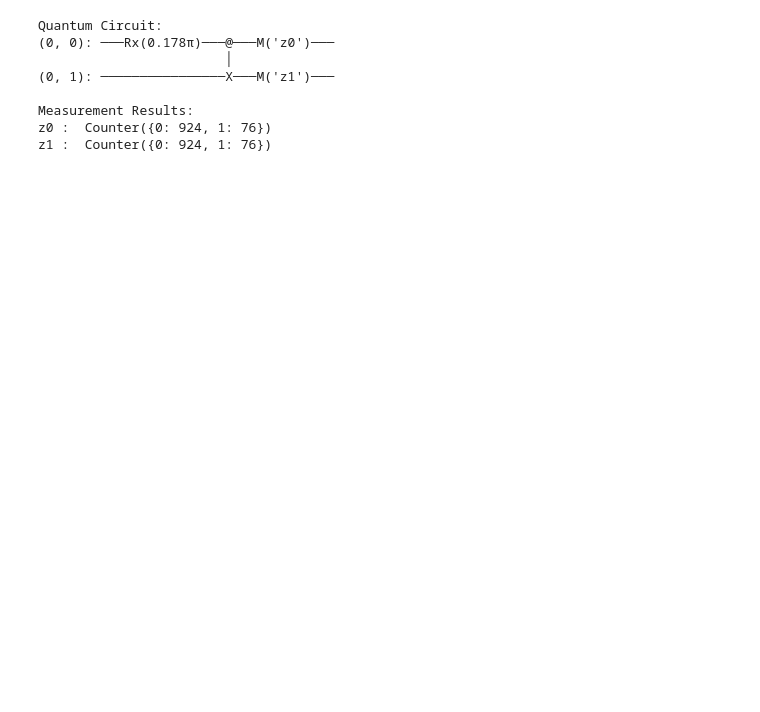
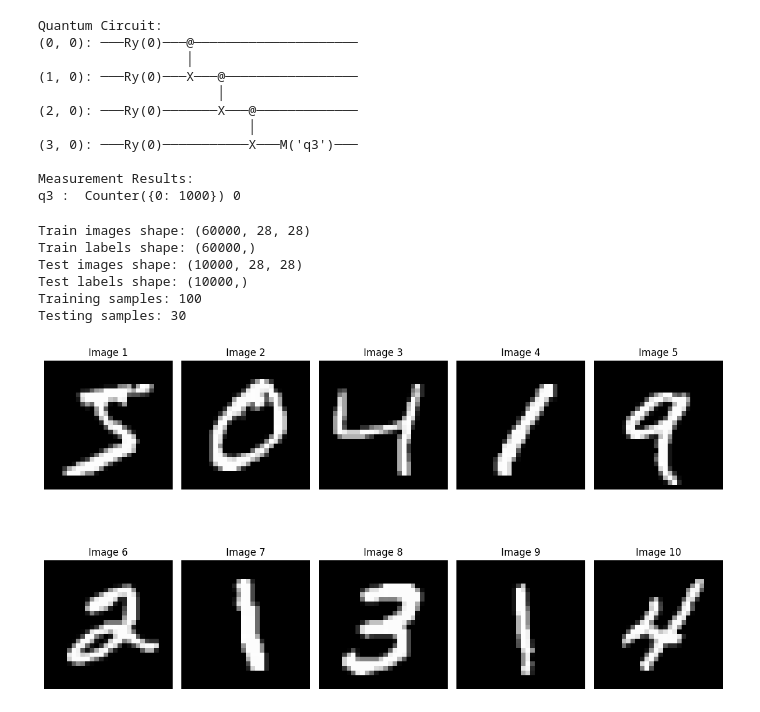
Before and after one commit to Tentacall/GridProjectHealth-Care, a Jupyter notebook: experiment/cirq.ipynb, the cells around one changed output. Cells and saved outputs as stored; diff of their text form; code cells hidden in the pictures; blank space fills up the shorter version.

```diff
--- a/experiment/cirq.ipynb
+++ b/experiment/cirq.ipynb
@@ -30,12 +74,54 @@ def main(circuit, keys):
 # %%
-circuit, keys = qc1(0.56)
+circuit, keys = Kernel().kernel1([0,0,0,0])
 main(circuit, keys)
 # %% [output]
 Quantum Circuit:
-(0, 0): ───Rx(0.178π)───@───M('z0')───
-                        │
-(0, 1): ────────────────X───M('z1')───
+(0, 0): ───Ry(0)───@─────────────────────
+                   │
+(1, 0): ───Ry(0)───X───@─────────────────
+                       │
+(2, 0): ───Ry(0)───────X───@─────────────
+                           │
+(3, 0): ───Ry(0)───────────X───M('q3')───
 
 Measurement Results:
-z0 :  Counter({0: 924, 1: 76})
-z1 :  Counter({0: 924, 1: 76})
+q3 :  Counter({0: 1000}) 0
+# %%
+(train_images, train_labels), (test_images, test_labels) = mnist.load_data()
+# %%
+# Print dataset shapes
+print("Train images shape:", train_images.shape)
+print("Train labels shape:", train_labels.shape)
+print("Test images shape:", test_images.shape)
+print("Test labels shape:", test_labels.shape)
+
+# You can further divide the training dataset into training and validation sets if needed
+# Example: Splitting into 80% training and 20% validation
+num_train_samples = 100
+num_test_samples = 30
+x_train, y_train = train_images[:num_train_samples], train_labels[:num_train_samples]
+x_test, y_test = test_images[:num_test_samples], test_labels[:num_test_samples]
+
+print("Training samples:", len(x_train))
+print("Testing samples:", len(x_test))
+# %% [output]
+Train images shape: (60000, 28, 28)
+Train labels shape: (60000,)
+Test images shape: (10000, 28, 28)
+Test labels shape: (10000,)
+Training samples: 100
+Testing samples: 30
+# %%
+num_images_to_display = 10
+
+plt.figure(figsize=(12, 8))
+for i in range(num_images_to_display):
+    plt.subplot(2, 5, i + 1)
+    plt.imshow(train_images[i], cmap='gray')
+    plt.title(f"Image {i+1}")
+    plt.axis('off')
+
+plt.tight_layout()
+plt.show()
+# %% [output]
+[figure, added]
```
Also changed, not shown: parts of 5 cells of this notebook, 1 other file.
